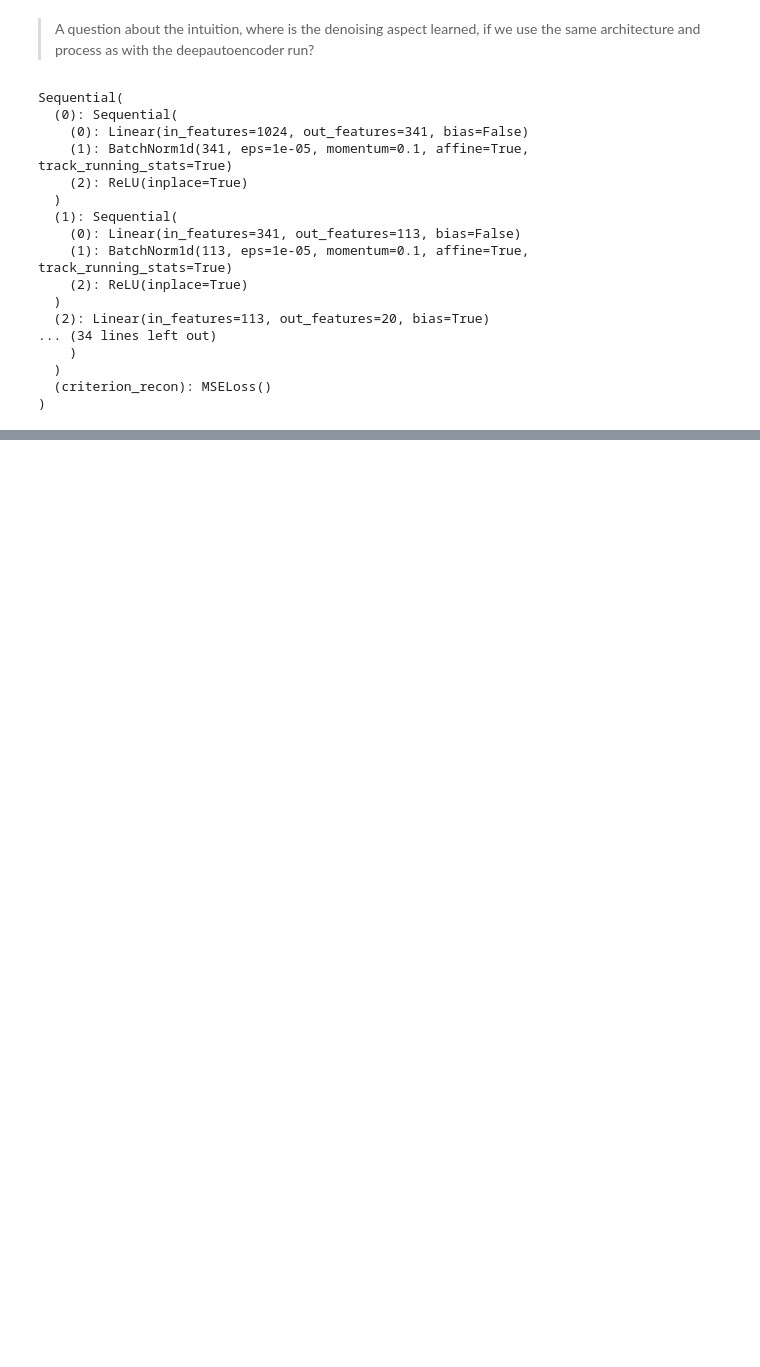
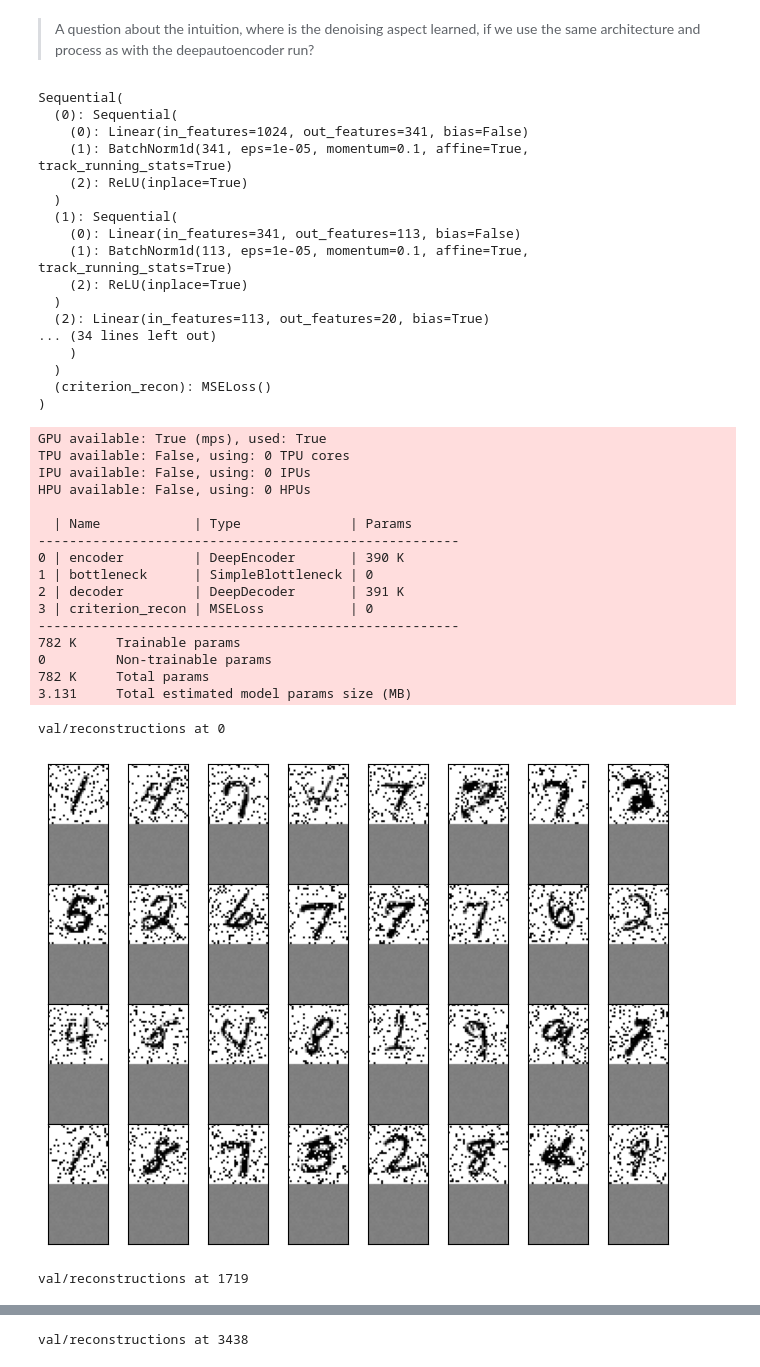
Before and after one commit to arrrrrmin/autoencoders, a Jupyter notebook: notebooks/Unsupervised-Introduction.ipynb, the cells around one changed output, grey strips where cells are left out. Cells and saved outputs as stored; diff of their text form; code cells hidden in the pictures; blank space fills up the shorter version.

Commit message:
✨: Added denoising and sparse ae examples

```diff
--- a/notebooks/Unsupervised-Introduction.ipynb
+++ b/notebooks/Unsupervised-Introduction.ipynb
@@ -294,11 +295,11 @@ input_shape = (1, 32, 32)
 latent_dim = 20
 depth = 3
 alpha = 0.01
-noise_ratio = 0
+noise_ratio = 0.25
 encoder = DeepEncoder(input_shape, depth, latent_dim)
 decoder = DeepDecoder(latent_dim, depth, input_shape)
 bottleneck = SimpleBlottleneck(latent_dim)
-model = AutoEncoder(encoder, bottleneck, decoder, lr=alpha, noise_ratio=None, recon_loss="rmse", prevent_tb_logging=True)
+model = AutoEncoder(encoder, bottleneck, decoder, lr=alpha, noise_ratio=noise_ratio, recon_loss="rmse", prevent_tb_logging=True)
 print(model)
 # %% [output]
 Sequential(
@@ -318,3 +319,30 @@ Sequential(
   )
   (criterion_recon): MSELoss()
 )
+# %%
+# We need some jupyter magic to plot inline
+%matplotlib inline
+
+epochs = 5
+logger = run.build_logger("denoisingautoencoder", datamodule_name="MNIST", task="reconstruction")
+run._train(model, logger, datamodule, epochs)
+# %% [output]
+GPU available: True (mps), used: True
+TPU available: False, using: 0 TPU cores
+IPU available: False, using: 0 IPUs
+HPU available: False, using: 0 HPUs
+
+  | Name            | Type              | Params
+------------------------------------------------------
+0 | encoder         | DeepEncoder       | 390 K
+1 | bottleneck      | SimpleBlottleneck | 0
+2 | decoder         | DeepDecoder       | 391 K
+3 | criterion_recon | MSELoss           | 0
+------------------------------------------------------
+782 K     Trainable params
+0         Non-trainable params
+782 K     Total params
+3.131     Total estimated model params size (MB)
+val/reconstructions at 0
+[figure, added]
+val/reconstructions at 1719
@@ -320,0 +350 @@ Sequential(
+val/reconstructions at 3438
```
Also changed, not shown: parts of 8 cells of this notebook.
